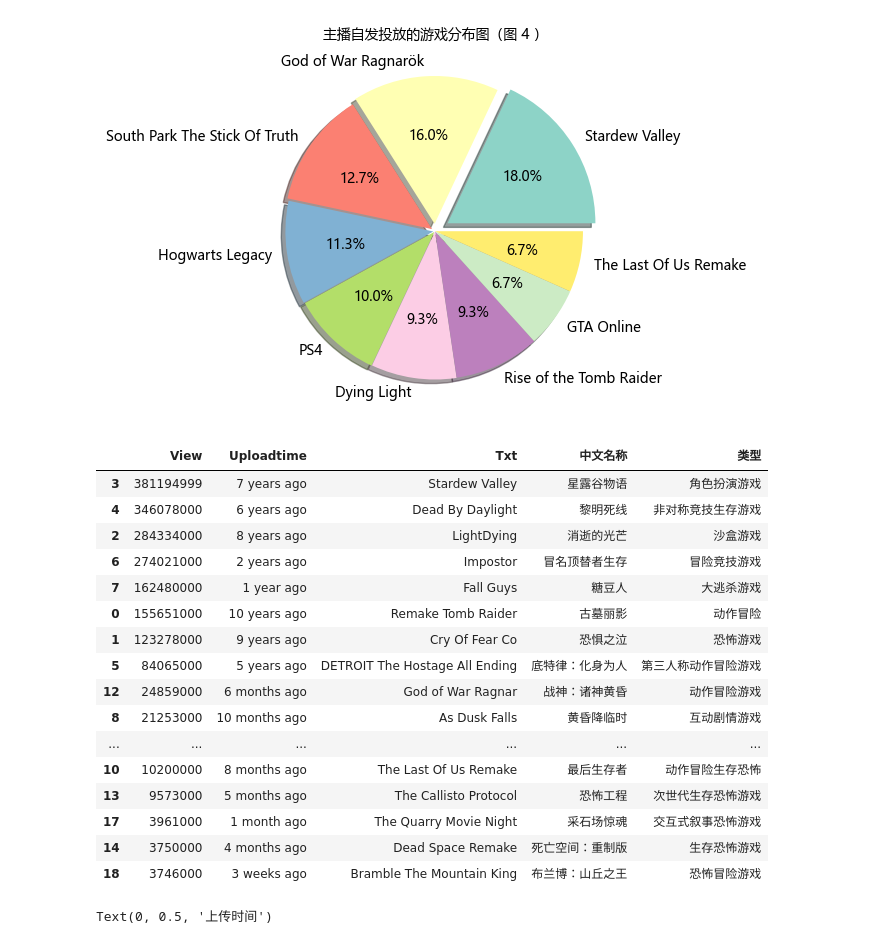
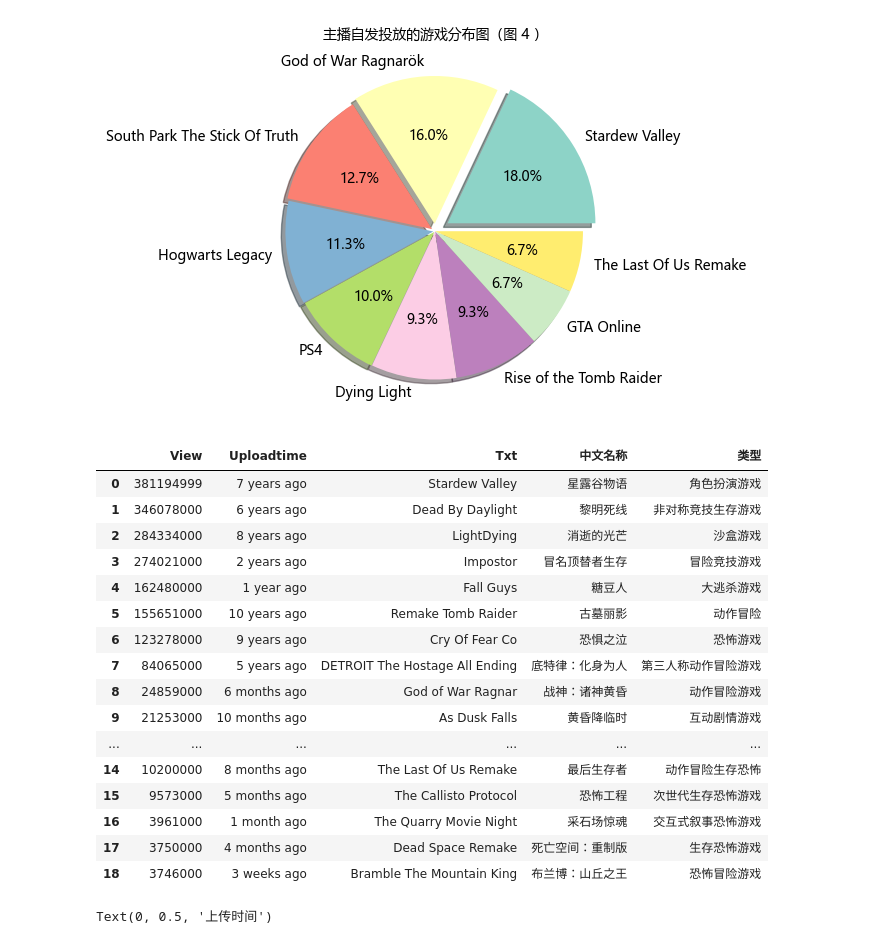
Before and after one commit to CoolBoy-beep/CoolBoy-beep.github.io, a Jupyter notebook: 基于HeartRocker泰国游戏主播的游戏市场调查.ipynb, the cells around one changed output. Drawn from its saved outputs; the diff is of its cells as text; code cells hidden in the pictures.

```diff
--- a/基于HeartRocker泰国游戏主播的游戏市场调查.ipynb
+++ b/基于HeartRocker泰国游戏主播的游戏市场调查.ipynb
@@ -200,24 +201,24 @@ plt.show()
 # %%
 Trending=pd.read_csv('./Trending.csv')
 Trending_as=Trending.sort_values('View',ascending=False)
-Trending_as
+Trending_as.reset_index().drop('index',axis=1).drop('Unnamed: 0',axis=1)
 # %% [output]
 |  | View | Uploadtime | Txt | 中文名称 | 类型 |
-| 3 | 381194999 | 7 years ago | Stardew Valley | 星露谷物语 | 角色扮演游戏 |
-| 4 | 346078000 | 6 years ago | Dead By Daylight | 黎明死线 | 非对称竞技生存游戏 |
+| 0 | 381194999 | 7 years ago | Stardew Valley | 星露谷物语 | 角色扮演游戏 |
+| 1 | 346078000 | 6 years ago | Dead By Daylight | 黎明死线 | 非对称竞技生存游戏 |
 | 2 | 284334000 | 8 years ago | LightDying | 消逝的光芒 | 沙盒游戏 |
-| 6 | 274021000 | 2 years ago | Impostor | 冒名顶替者生存 | 冒险竞技游戏 |
-| 7 | 162480000 | 1 year ago | Fall Guys | 糖豆人 | 大逃杀游戏 |
-| 0 | 155651000 | 10 years ago | Remake Tomb Raider | 古墓丽影 | 动作冒险 |
-| 1 | 123278000 | 9 years ago | Cry Of Fear Co | 恐惧之泣 | 恐怖游戏 |
-| 5 | 84065000 | 5 years ago | DETROIT The Hostage All Ending | 底特律：化身为人 | 第三人称动作冒险游戏 |
-| 12 | 24859000 | 6 months ago | God of War Ragnar | 战神：诸神黄昏 | 动作冒险游戏 |
-| 8 | 21253000 | 10 months ago | As Dusk Falls | 黄昏降临时 | 互动剧情游戏 |
+| 3 | 274021000 | 2 years ago | Impostor | 冒名顶替者生存 | 冒险竞技游戏 |
+| 4 | 162480000 | 1 year ago | Fall Guys | 糖豆人 | 大逃杀游戏 |
+| 5 | 155651000 | 10 years ago | Remake Tomb Raider | 古墓丽影 | 动作冒险 |
+| 6 | 123278000 | 9 years ago | Cry Of Fear Co | 恐惧之泣 | 恐怖游戏 |
+| 7 | 84065000 | 5 years ago | DETROIT The Hostage All Ending | 底特律：化身为人 | 第三人称动作冒险游戏 |
+| 8 | 24859000 | 6 months ago | God of War Ragnar | 战神：诸神黄昏 | 动作冒险游戏 |
+| 9 | 21253000 | 10 months ago | As Dusk Falls | 黄昏降临时 | 互动剧情游戏 |
 | ... | ... | ... | ... | ... | ... |
-| 10 | 10200000 | 8 months ago | The Last Of Us Remake | 最后生存者 | 动作冒险生存恐怖 |
-| 13 | 9573000 | 5 months ago | The Callisto Protocol | 恐怖工程 | 次世代生存恐怖游戏 |
-| 17 | 3961000 | 1 month ago | The Quarry Movie Night | 采石场惊魂 | 交互式叙事恐怖游戏 |
-| 14 | 3750000 | 4 months ago | Dead Space Remake | 死亡空间：重制版 | 生存恐怖游戏 |
+| 14 | 10200000 | 8 months ago | The Last Of Us Remake | 最后生存者 | 动作冒险生存恐怖 |
+| 15 | 9573000 | 5 months ago | The Callisto Protocol | 恐怖工程 | 次世代生存恐怖游戏 |
+| 16 | 3961000 | 1 month ago | The Quarry Movie Night | 采石场惊魂 | 交互式叙事恐怖游戏 |
+| 17 | 3750000 | 4 months ago | Dead Space Remake | 死亡空间：重制版 | 生存恐怖游戏 |
 | 18 | 3746000 | 3 weeks ago | Bramble The Mountain King | 布兰博：山丘之王 | 恐怖冒险游戏 |
 # %%
 import matplotlib.pyplot as plt
```
Also changed, not shown: parts of 6 cells of this notebook, 3 other files.
